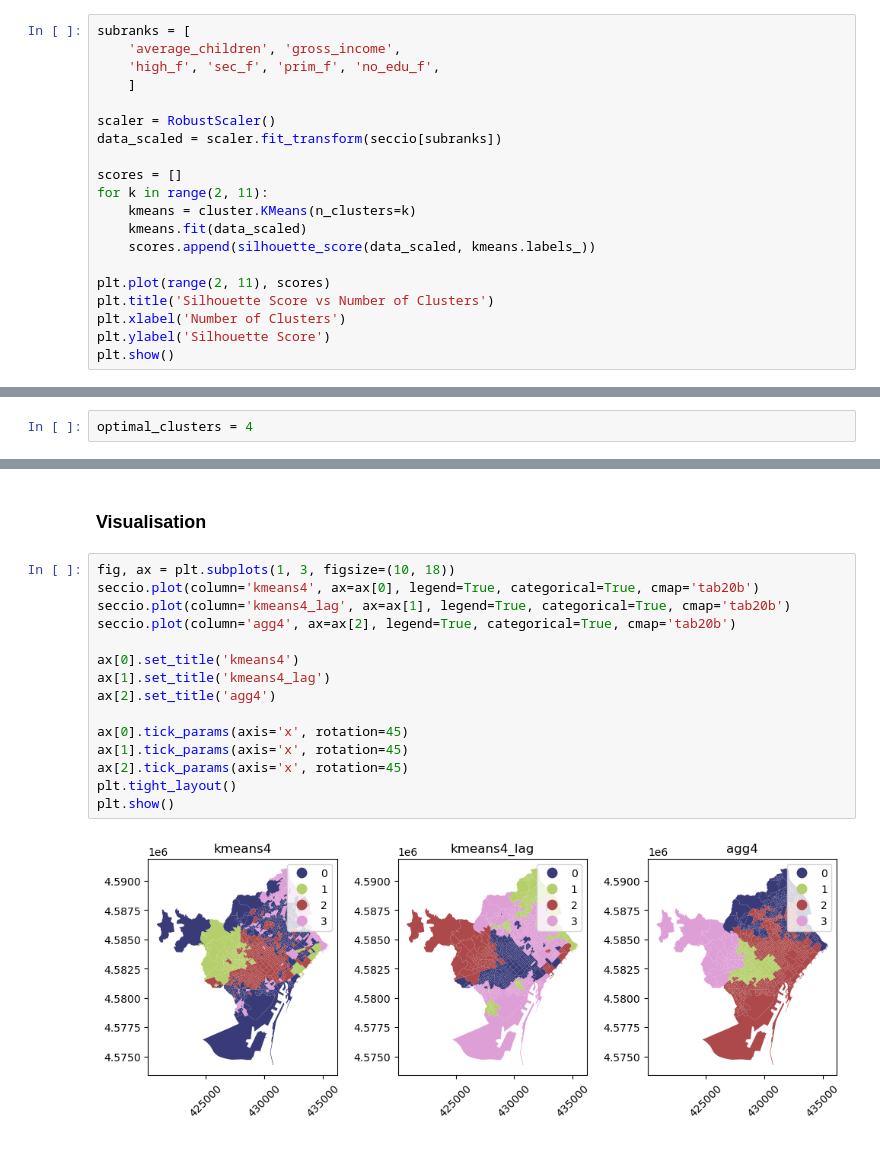
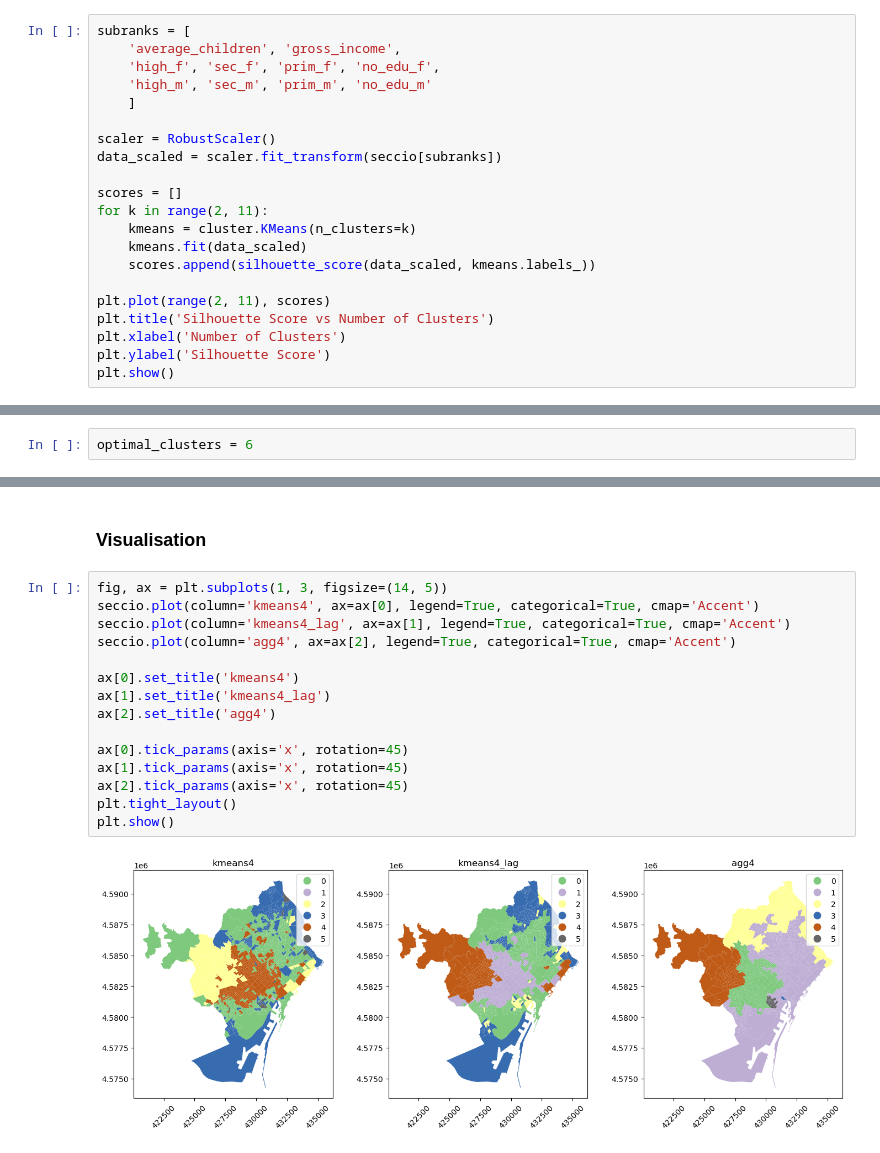
Before and after one commit to novotny-marek/SDS4SG-barcelona-case, a Jupyter notebook: barcelona.ipynb, the cells around one changed output, grey strips where cells are left out. Drawn from its saved outputs; the diff is of its cells as text.

```diff
--- a/barcelona.ipynb
+++ b/barcelona.ipynb
@@ -328,6 +328,7 @@ _ = moran_scatterplot(lisa, p=0.05, scatter_kwds={"s": 5, "alpha":.2})
 subranks = [
     'average_children', 'gross_income',
     'high_f', 'sec_f', 'prim_f', 'no_edu_f',
+    'high_m', 'sec_m', 'prim_m', 'no_edu_m'
     ]
 
 scaler = RobustScaler()
@@ -349,5 +350,5 @@ plt.show()
 # %%
-optimal_clusters = 4
+optimal_clusters = 6
 # %% [markdown]
 #### KMeans
 # %%
@@ -380,19 +381,19 @@ seccio['agg4'] = agg4.labels_
 # %% [markdown]
 ### Visualisation
 # %%
-fig, ax = plt.subplots(1, 3, figsize=(10, 18))
-seccio.plot(column='kmeans4', ax=ax[0], legend=True, categorical=True, cmap='tab20b')
-seccio.plot(column='kmeans4_lag', ax=ax[1], legend=True, categorical=True, cmap='tab20b')
-seccio.plot(column='agg4', ax=ax[2], legend=True, categorical=True, cmap='tab20b')
+fig, ax = plt.subplots(1, 3, figsize=(14, 5))
+seccio.plot(column='kmeans4', ax=ax[0], legend=True, categorical=True, cmap='Accent')
+seccio.plot(column='kmeans4_lag', ax=ax[1], legend=True, categorical=True, cmap='Accent')
+seccio.plot(column='agg4', ax=ax[2], legend=True, categorical=True, cmap='Accent')
 
 ax[0].set_title('kmeans4')
 ax[1].set_title('kmeans4_lag')
 ax[2].set_title('agg4')
 
 ax[0].tick_params(axis='x', rotation=45)
 ax[1].tick_params(axis='x', rotation=45)
 ax[2].tick_params(axis='x', rotation=45)
 plt.tight_layout()
 plt.show()
 # %% [output]
-[figure, old version]
+[figure, new version]
```
Also changed, not shown: parts of 2 cells of this notebook.
